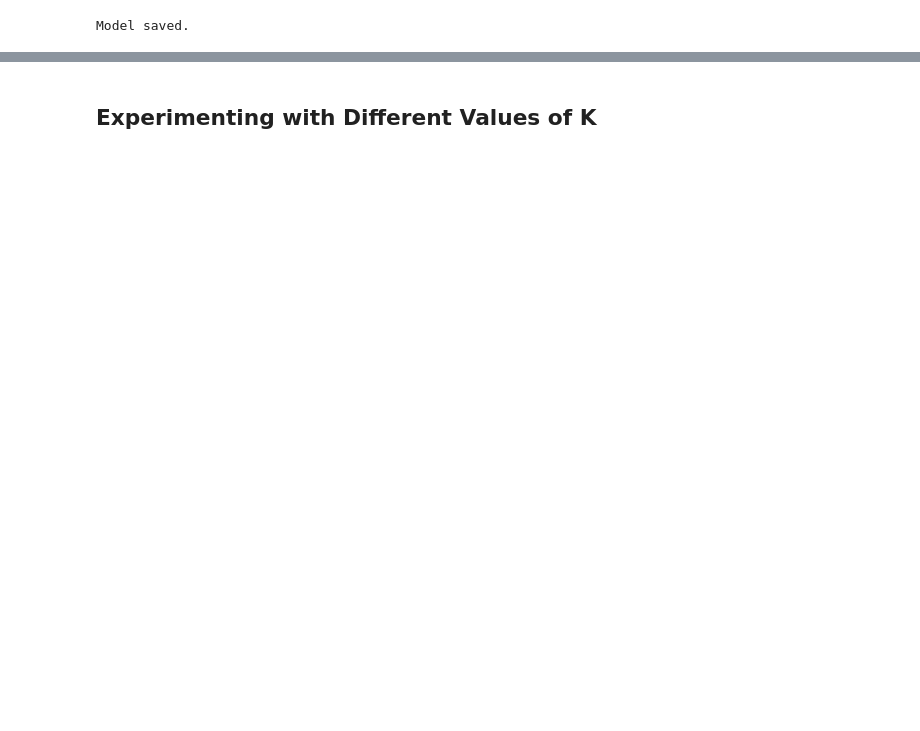
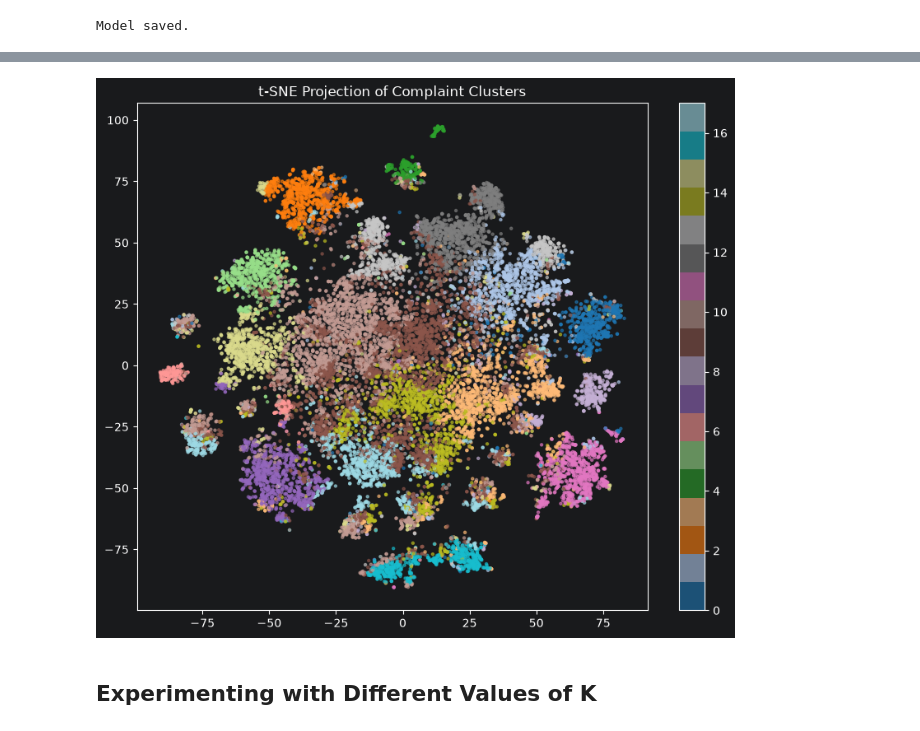
Before and after one commit to n-tamm/cfpb_mortgage_complaints, a Jupyter notebook: notebooks/06a_unsupervised_model_development_kmeans.ipynb, the cells around one changed output, grey strips where cells are left out. Saved outputs shown, nothing was run; the diff lists cells and outputs as text; code cells hidden in the pictures; blank space fills up the shorter version.

```diff
--- a/notebooks/06a_unsupervised_model_development_kmeans.ipynb
+++ b/notebooks/06a_unsupervised_model_development_kmeans.ipynb
@@ -503,3 +490,32 @@ plt.show()
+# %%
+from sklearn.manifold import TSNE
+
+tsne = TSNE(
+    n_components=2,
+    perplexity=30,
+    learning_rate='auto',
+    init='pca',
+    random_state=42
+)
+
+X_tsne = tsne.fit_transform(X_sample_svd)
+# %%
+plt.figure(figsize=(10, 8))
+
+scatter = plt.scatter(
+    X_tsne[:, 0],
+    X_tsne[:, 1],
+    c=cluster_sample,
+    cmap=plt.colormaps['tab20'].resampled(18),
+    s=5,
+    alpha=0.6
+)
+
+plt.colorbar(scatter)
+plt.title('t-SNE Projection of Complaint Clusters')
+plt.show()
+# %% [output]
+[figure, added]
 # %% [markdown]
 ## Experimenting with Different Values of K
 # %%
```
Also changed, not shown: parts of 22 cells of this notebook, 7 other files.
